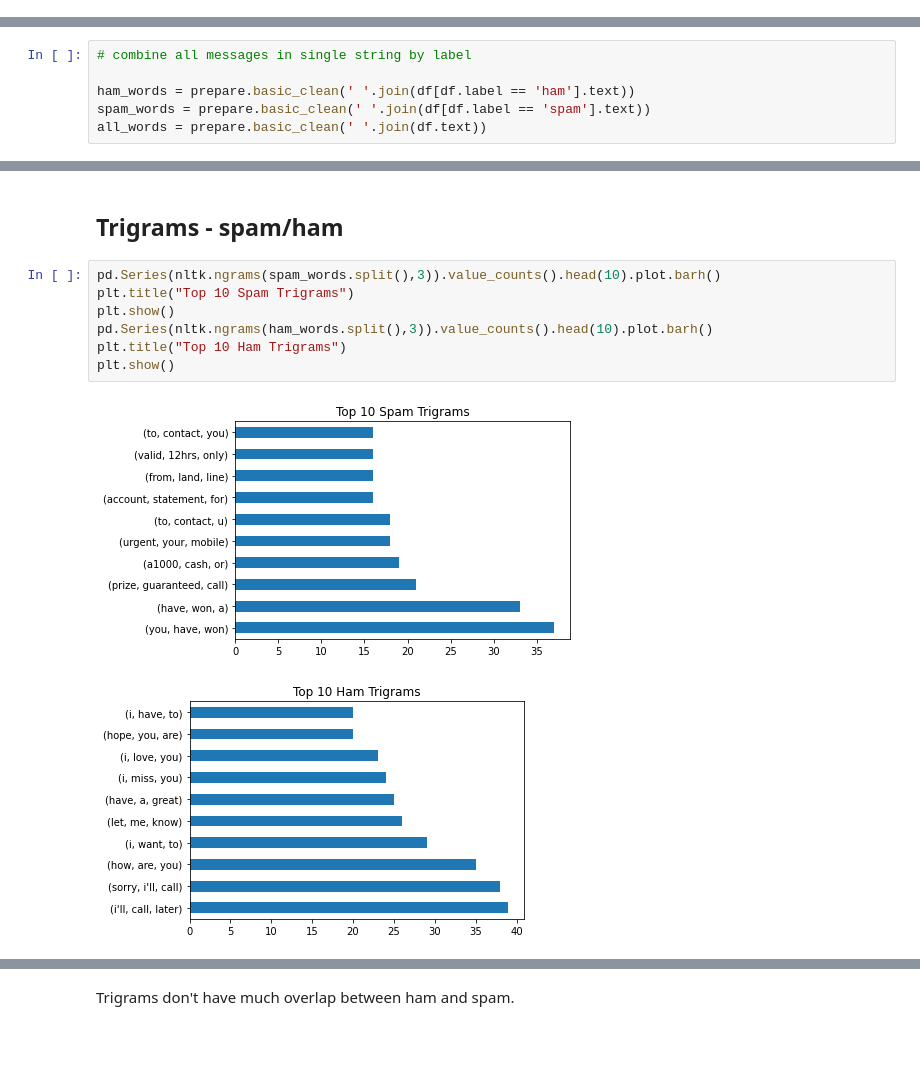
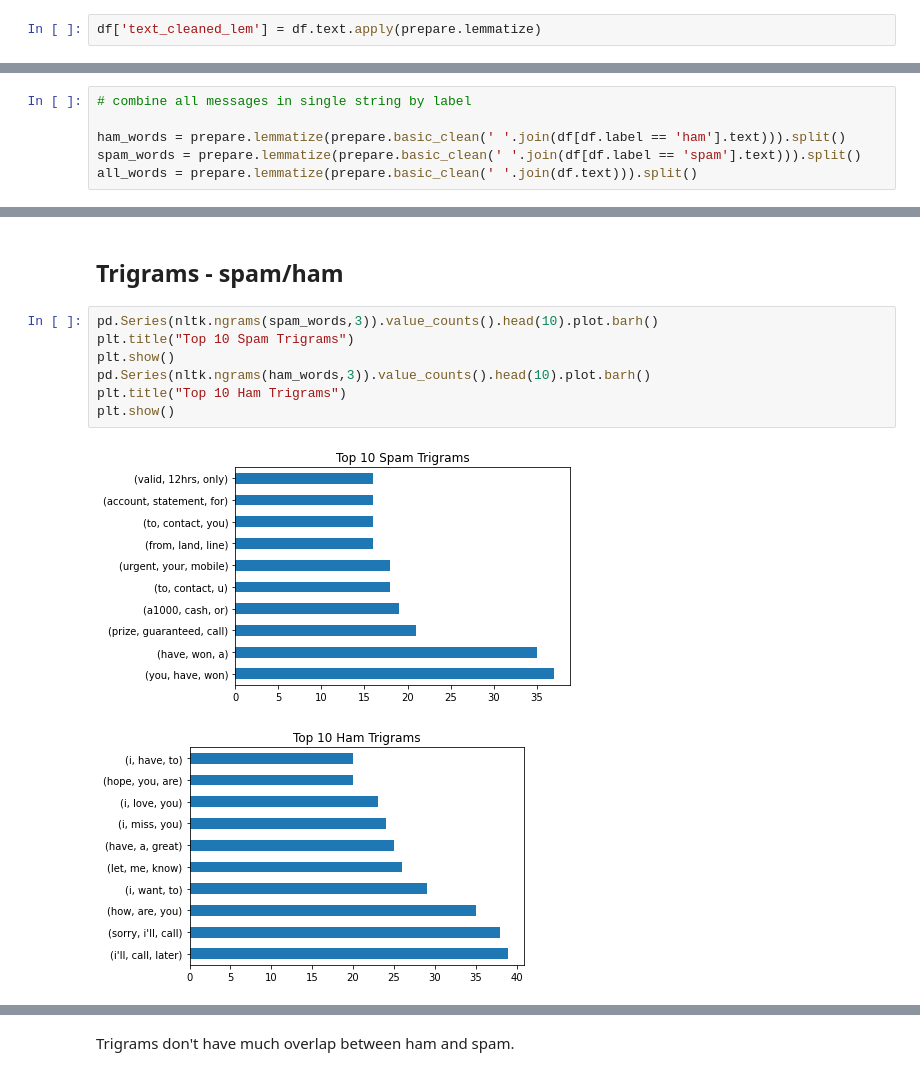
Before and after one commit to jesse-d-marder/natural-language-processing-exercises, a Jupyter notebook: explore.ipynb, the cells around one changed output, grey strips where cells are left out. Drawn from its saved outputs; the diff is of its cells as text; blank space fills up the shorter version.

```diff
--- a/explore.ipynb
+++ b/explore.ipynb
@@ -37,3 +37,5 @@ df.head()
 | 2 | spam | Free entry in 2 a wkly comp to wi... |
 | 3 | ham | U dun say so early hor... U c alr... |
 | 4 | ham | Nah I don't think he goes to usf,... |
+# %%
+df['text_cleaned_lem'] = df.text.apply(prepare.lemmatize)
@@ -40,6 +44,6 @@ df.head()
 # %%
 # combine all messages in single string by label
 
-ham_words = prepare.basic_clean(' '.join(df[df.label == 'ham'].text))
-spam_words = prepare.basic_clean(' '.join(df[df.label == 'spam'].text))
-all_words = prepare.basic_clean(' '.join(df.text))
+ham_words = prepare.lemmatize(prepare.basic_clean(' '.join(df[df.label == 'ham'].text))).split()
+spam_words = prepare.lemmatize(prepare.basic_clean(' '.join(df[df.label == 'spam'].text))).split()
+all_words = prepare.lemmatize(prepare.basic_clean(' '.join(df.text))).split()
@@ -85,13 +107,13 @@ Only overlap is with:
 # %% [markdown]
 ## Trigrams  - spam/ham
 # %%
-pd.Series(nltk.ngrams(spam_words.split(),3)).value_counts().head(10).plot.barh()
+pd.Series(nltk.ngrams(spam_words,3)).value_counts().head(10).plot.barh()
 plt.title("Top 10 Spam Trigrams")
 plt.show()
-pd.Series(nltk.ngrams(ham_words.split(),3)).value_counts().head(10).plot.barh()
+pd.Series(nltk.ngrams(ham_words,3)).value_counts().head(10).plot.barh()
 plt.title("Top 10 Ham Trigrams")
 plt.show()
 # %% [output]
-[figure, old version]
+[figure, new version]
 [figure]
 # %%
```
Also changed, not shown: parts of 15 cells of this notebook, 1 other file.
